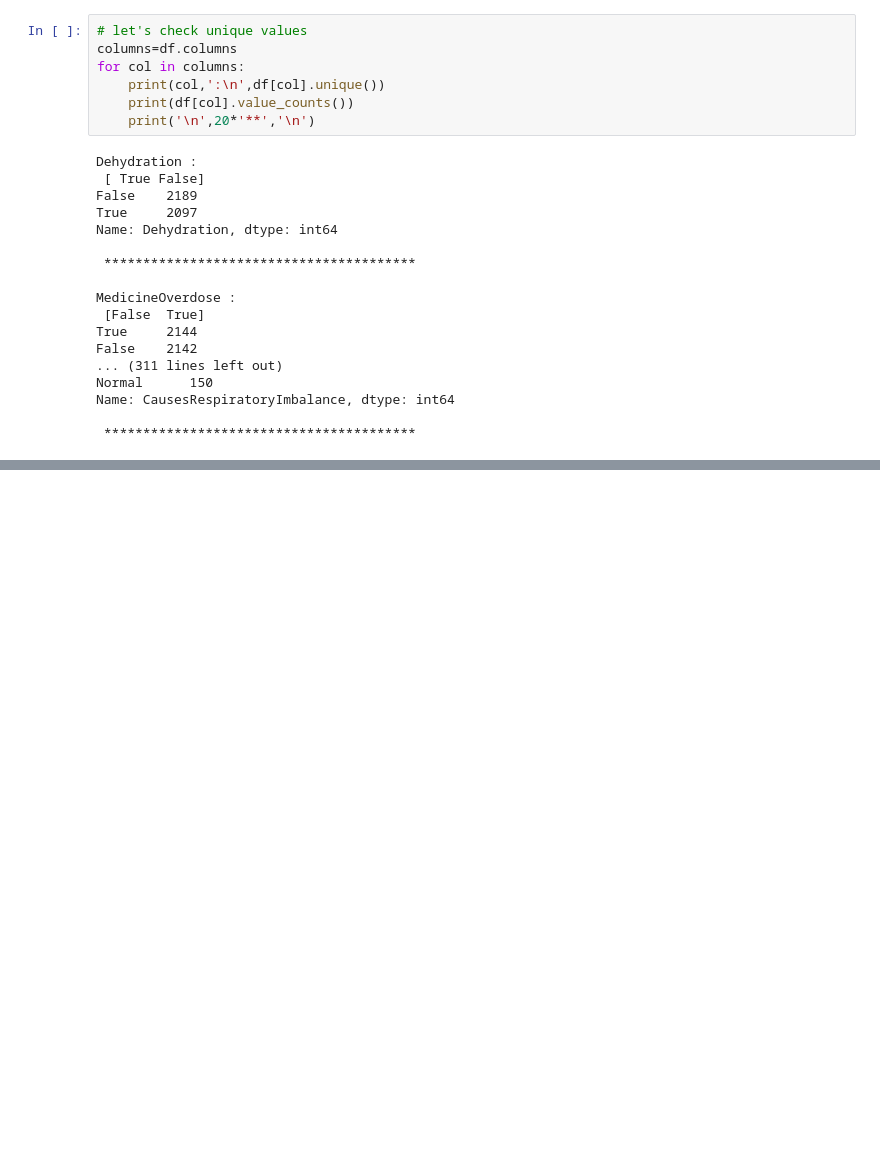
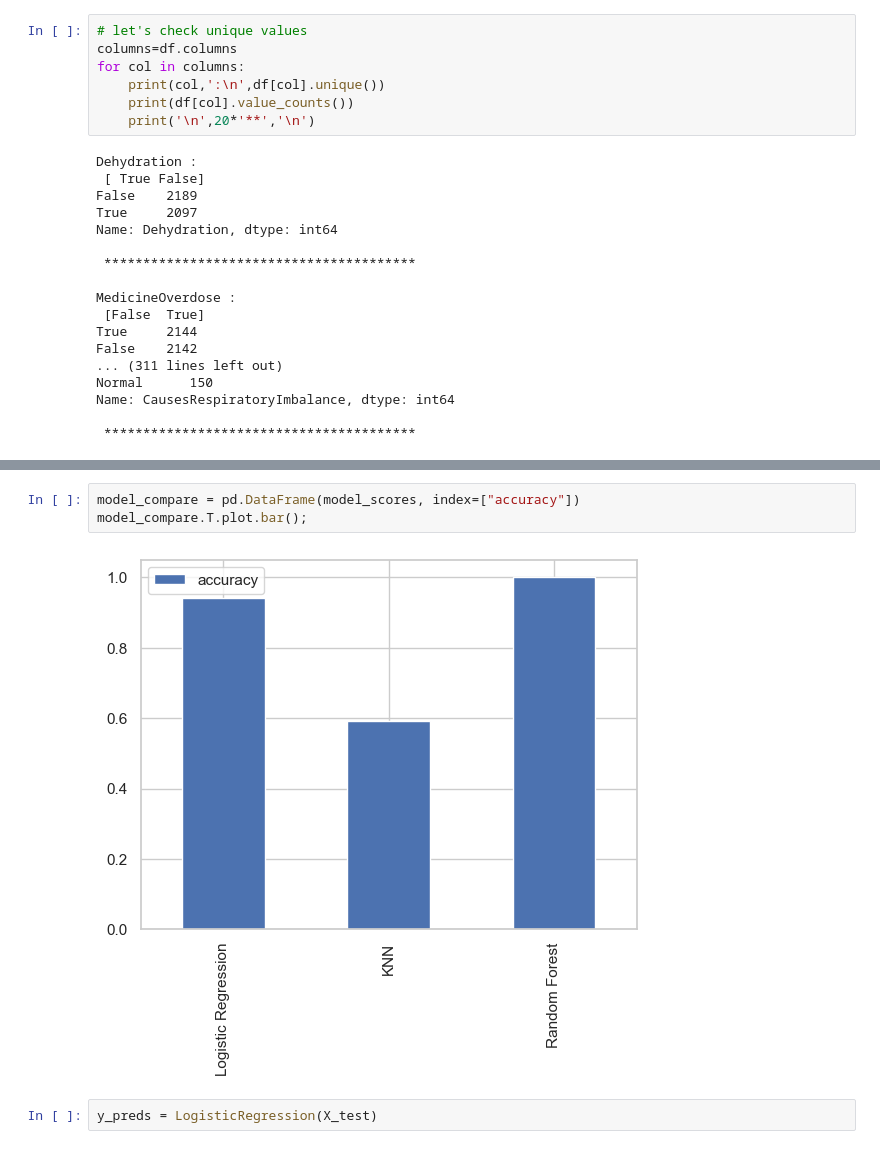
Before and after one commit to abideen-olawuwo/healthmonitor, a Jupyter notebook: health_monitor.ipynb, the cells around one changed output, grey strips where cells are left out. Saved outputs shown, nothing was run; the diff lists cells and outputs as text; blank space fills up the shorter version.

```diff
--- a/health_monitor.ipynb
+++ b/health_monitor.ipynb
@@ -324,0 +325,7 @@ Please also refer to the documentation for alternative solver options:
+# %%
+model_compare = pd.DataFrame(model_scores, index=["accuracy"])
+model_compare.T.plot.bar();
+# %% [output]
+[figure, added]
+# %%
+y_preds = LogisticRegression(X_test)
```
Also changed, not shown: parts of 18 cells of this notebook.
